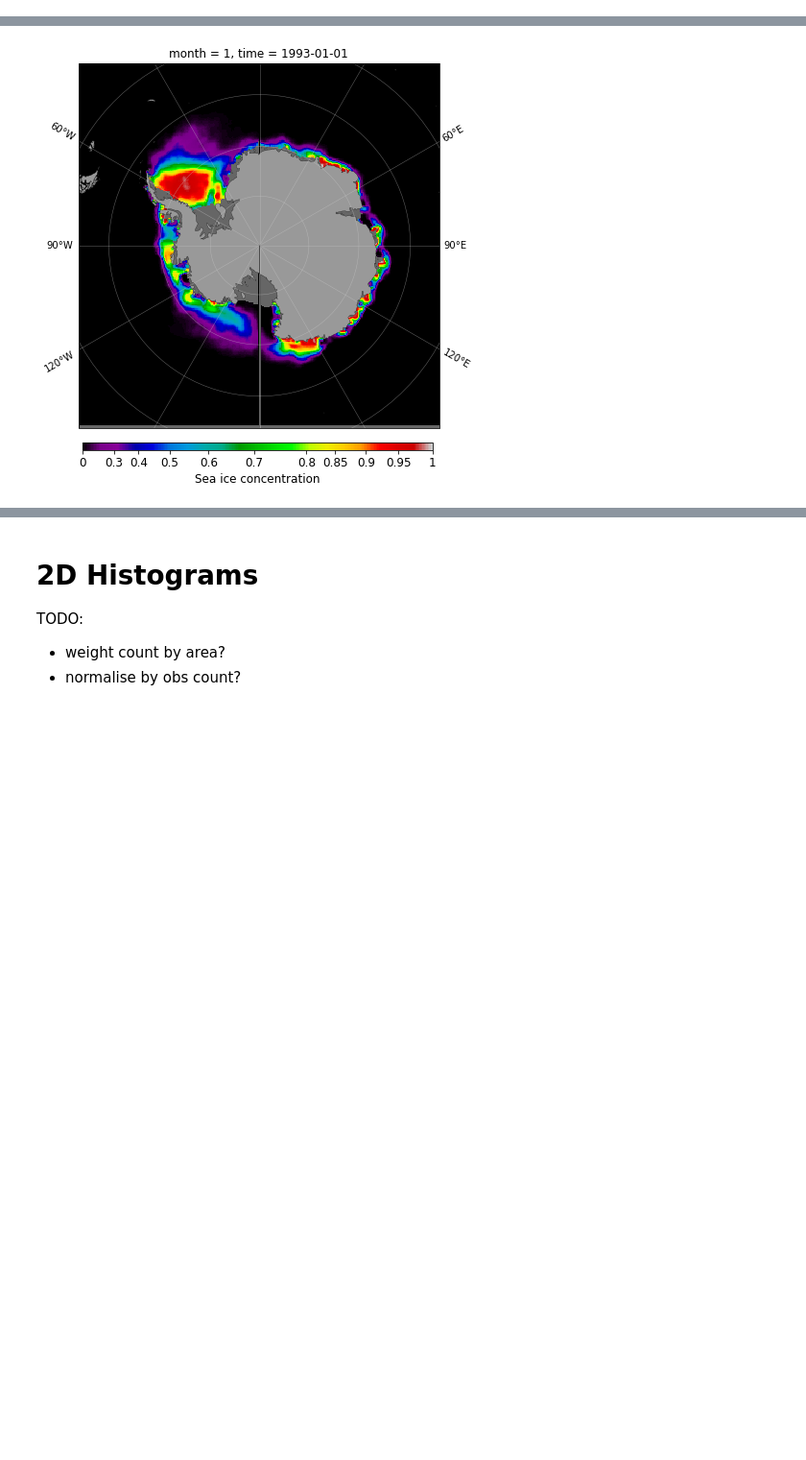
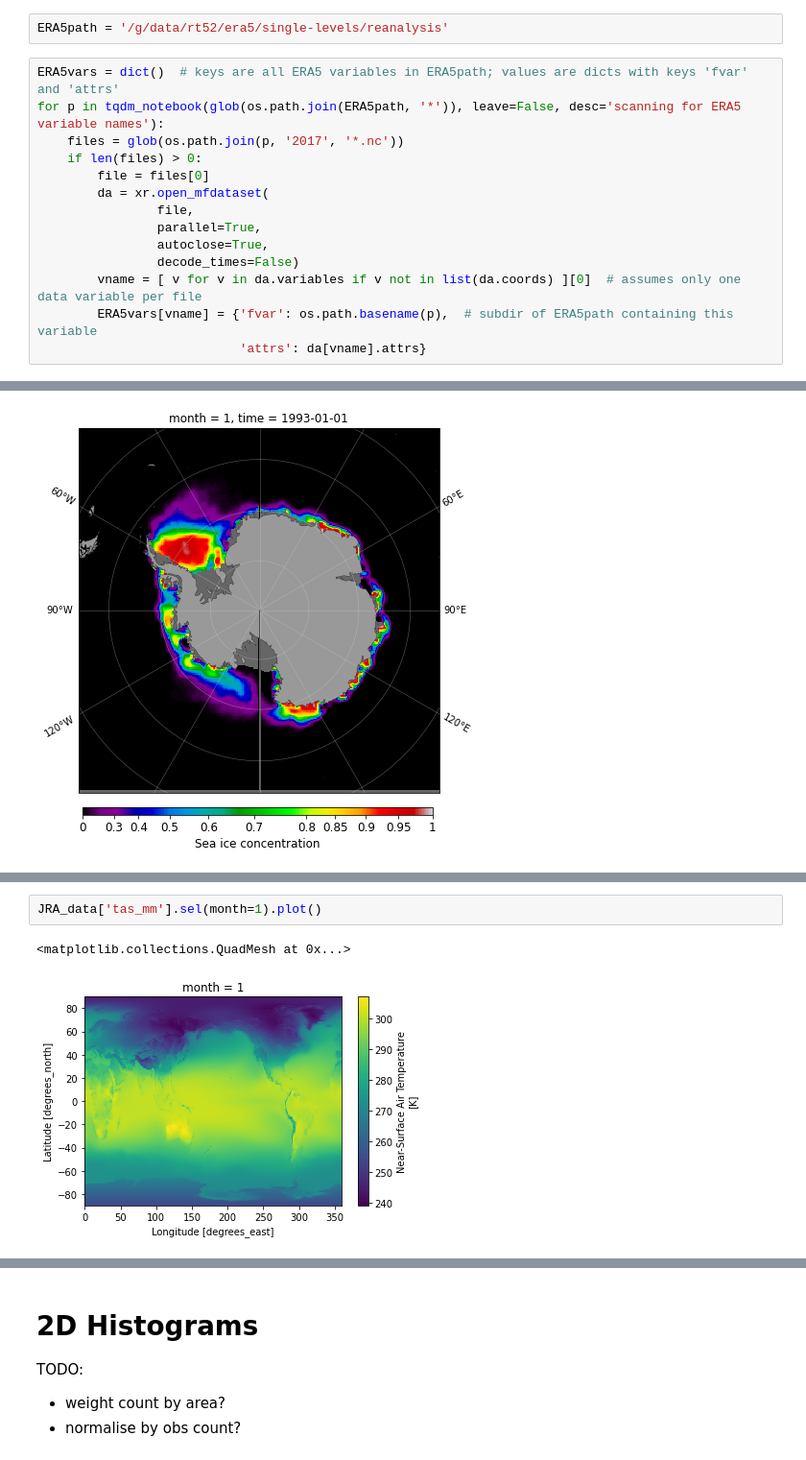
Before and after one commit to aekiss/ice_analysis, a Jupyter notebook: ice_maps.ipynb, the cells around one changed output, grey strips where cells are left out. Shown at 96% size. Cells and saved outputs as stored; diff of their text form; blank space fills up the shorter version.

```diff
--- a/ice_maps.ipynb
+++ b/ice_maps.ipynb
@@ -385,0 +463,16 @@ def obs_mstd(obs, groupby='time.month'):
+# %%
+ERA5path = '/g/data/rt52/era5/single-levels/reanalysis'
+# %%
+ERA5vars = dict()  # keys are all ERA5 variables in ERA5path; values are dicts with keys 'fvar' and 'attrs'
+for p in tqdm_notebook(glob(os.path.join(ERA5path, '*')), leave=False, desc='scanning for ERA5 variable names'):
+    files = glob(os.path.join(p, '2017', '*.nc'))
+    if len(files) > 0:
+        file = files[0]
+        da = xr.open_mfdataset(
+                file,
+                parallel=True,
+                autoclose=True,
+                decode_times=False)
+        vname = [ v for v in da.variables if v not in list(da.coords) ][0]  # assumes only one data variable per file
+        ERA5vars[vname] = {'fvar': os.path.basename(p),  # subdir of ERA5path containing this variable
+                           'attrs': da[vname].attrs}
@@ -4029,0 +4488,5 @@ plotSIC(obs_SH_mm.sel(month=1), **SH);
+# %%
+JRA_data['tas_mm'].sel(month=1).plot()
+# %% [output]
+<matplotlib.collections.QuadMesh at 0x...>
+[figure, added]
```
Also changed, not shown: parts of 59 cells of this notebook.
